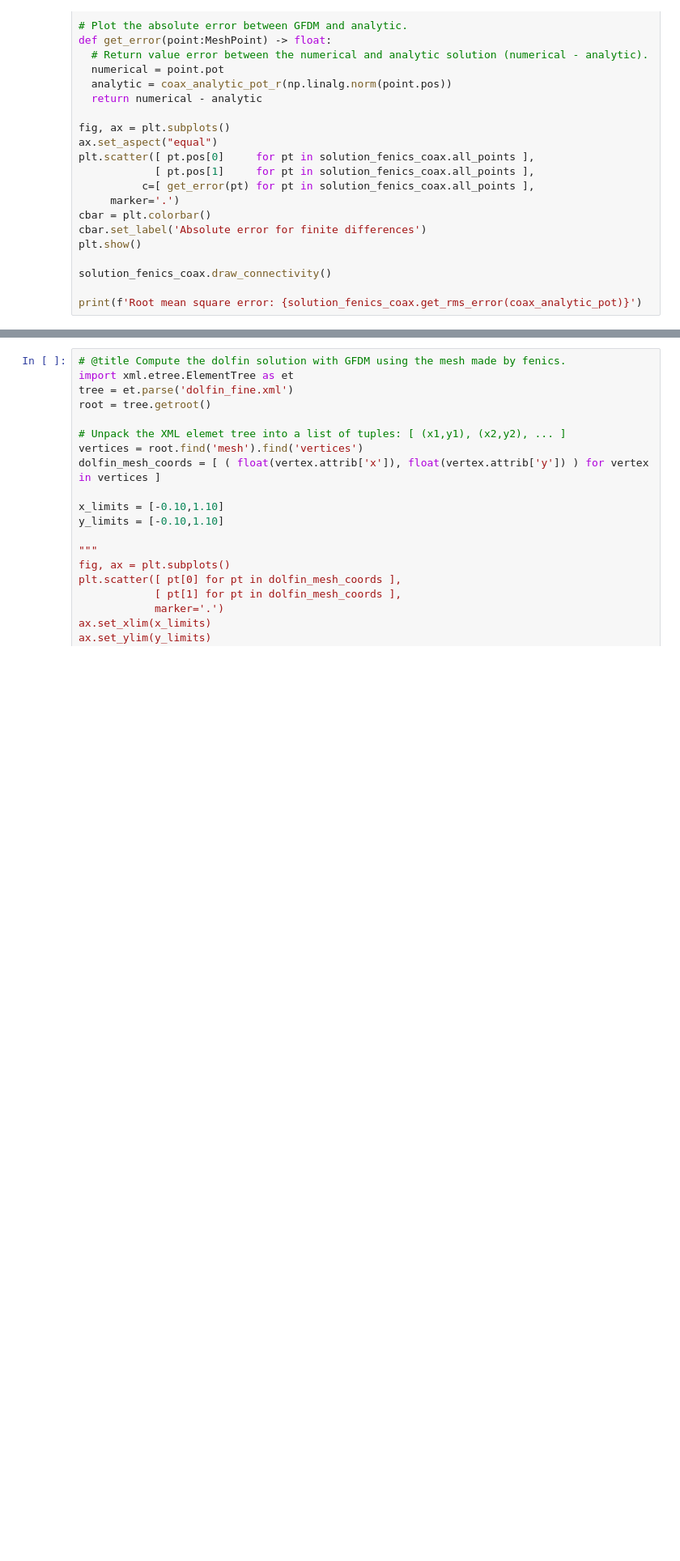
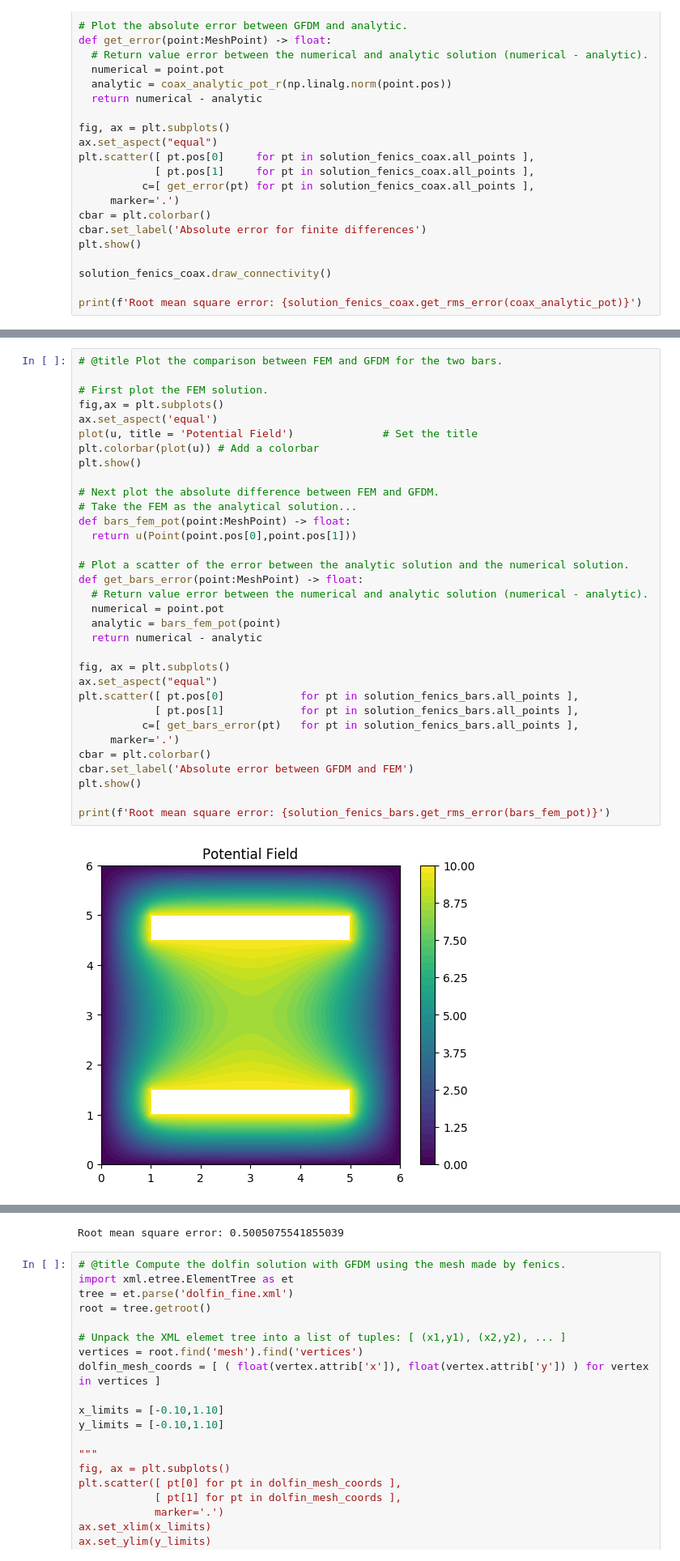
Before and after one commit to emmanuellfc/EM_Tufts_Fall2023, a Jupyter notebook: GeneralFiniteDifferences.ipynb, the cells around one changed output, grey strips where cells are left out. Shown: that part at 81% size. Saved outputs shown, nothing was run; the diff lists cells and outputs as text; blank space fills up the shorter version.

Commit message:
Super cool two conducting bars GFDM solution looks super cool

```diff
--- a/GeneralFiniteDifferences.ipynb
+++ b/GeneralFiniteDifferences.ipynb
@@ -647,0 +727,35 @@ solution_fenics_bars.draw_connectivity()
+# %%
+# @title Plot the comparison between FEM and GFDM for the two bars.
+
+# First plot the FEM solution.
+fig,ax = plt.subplots()
+ax.set_aspect('equal')
+plot(u, title = 'Potential Field')              # Set the title
+plt.colorbar(plot(u)) # Add a colorbar
+plt.show()
+
+# Next plot the absolute difference between FEM and GFDM.
+# Take the FEM as the analytical solution...
+def bars_fem_pot(point:MeshPoint) -> float:
+  return u(Point(point.pos[0],point.pos[1]))
+
+# Plot a scatter of the error between the analytic solution and the numerical solution.
+def get_bars_error(point:MeshPoint) -> float:
+  # Return value error between the numerical and analytic solution (numerical - analytic).
+  numerical = point.pot
+  analytic = bars_fem_pot(point)
+  return numerical - analytic
+
+fig, ax = plt.subplots()
+ax.set_aspect("equal")
+plt.scatter([ pt.pos[0]            for pt in solution_fenics_bars.all_points ],
+            [ pt.pos[1]            for pt in solution_fenics_bars.all_points ],
+          c=[ get_bars_error(pt)   for pt in solution_fenics_bars.all_points ],
+     marker='.')
+cbar = plt.colorbar()
+cbar.set_label('Absolute error between GFDM and FEM')
+plt.show()
+
+print(f'Root mean square error: {solution_fenics_bars.get_rms_error(bars_fem_pot)}')
+# %% [output]
+[figure, added]
@@ -648,3 +763,4 @@ solution_fenics_bars.draw_connectivity()
+Root mean square error: 0.5005075541855039
 # %%
 # @title Compute the dolfin solution with GFDM using the mesh made by fenics.
 import xml.etree.ElementTree as et
```
Also changed, not shown: parts of 12 cells of this notebook.
